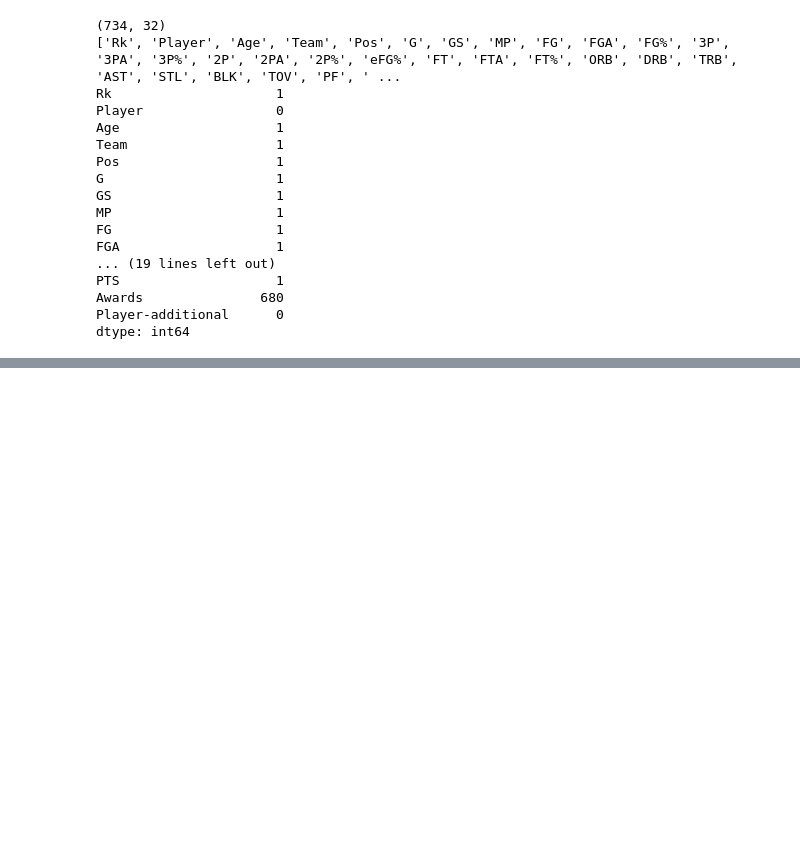
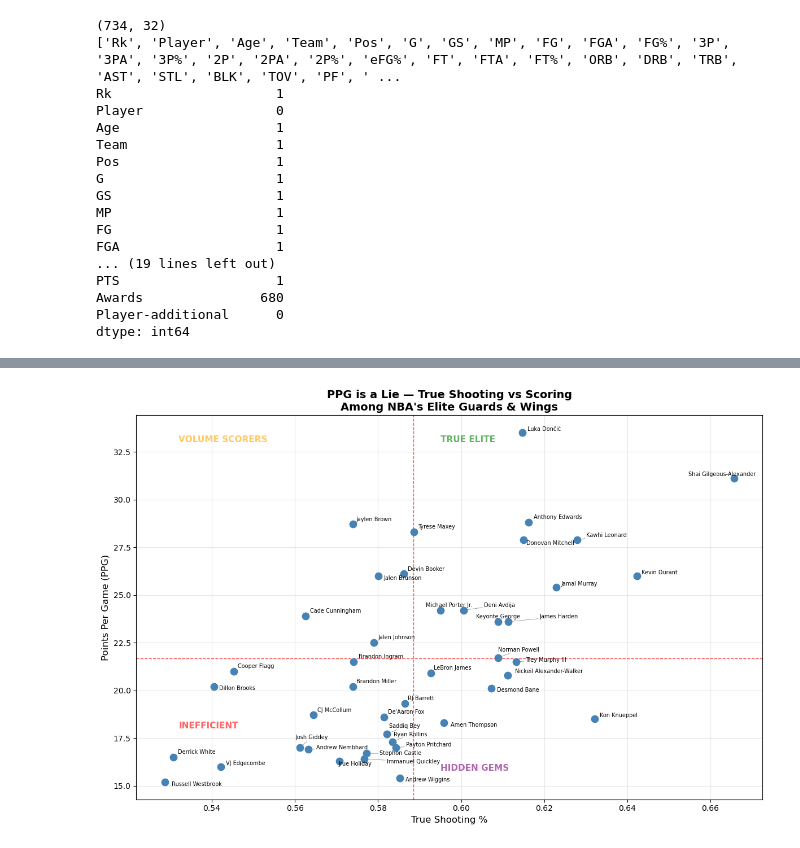
Before and after one commit to ZanderEdmond/nba-volume-efficiency, a Jupyter notebook: notebooks/nba_analysis.ipynb, the cells around one changed output, grey strips where cells are left out. Drawn from its saved outputs; the diff is of its cells as text; code cells hidden in the pictures; blank space fills up the shorter version.

```diff
--- a/notebooks/nba_analysis.ipynb
+++ b/notebooks/nba_analysis.ipynb
@@ -85,9 +75,0 @@ plt.show()
-# %%
-# fit a regression line
-m, b = np.polyfit(df_stars['FG%'], df_stars['PTS'], 1)
-
-# calculate predicted PTS for each player
-df_stars['predicted_PTS'] = m * df_stars['FG%'] + b
-
-# calculate residuals
-df_stars['residual'] = df_stars['PTS'] - df_stars['predicted_PTS']
@@ -165,0 +98,36 @@ plt.show()
+# %%
+fig, ax = plt.subplots(figsize=(12, 8))
+
+ax.scatter(df_stars['TS%'], df_stars['PTS'], color='steelblue', s=80, zorder=3)
+
+# quadrant lines
+ax.axvline(x=0.588476, color='red', linestyle='--', linewidth=1, alpha=0.7)
+ax.axhline(y=21.660465, color='red', linestyle='--', linewidth=1, alpha=0.7)
+
+# quadrant labels
+ax.text(0.595, 33, 'TRUE ELITE', fontsize=11, fontweight='bold', color='green', alpha=0.6)
+ax.text(0.532, 33, 'VOLUME SCORERS', fontsize=11, fontweight='bold', color='orange', alpha=0.6)
+ax.text(0.595, 15.8, 'HIDDEN GEMS', fontsize=11, fontweight='bold', color='purple', alpha=0.6)
+ax.text(0.532, 18, 'INEFFICIENT', fontsize=11, fontweight='bold', color='red', alpha=0.6)
+
+# labels and title
+ax.set_xlabel('True Shooting %', fontsize=12)
+ax.set_ylabel('Points Per Game (PPG)', fontsize=12)
+ax.set_title("PPG is a Lie — True Shooting vs Scoring\nAmong NBA's Elite Guards & Wings", fontsize=14, fontweight='bold')
+
+ax.grid(True, alpha=0.3)
+
+# label all players with adjustText
+from adjustText import adjust_text
+
+texts = []
+for _, row in df_stars.iterrows():
+    texts.append(ax.text(row['TS%'], row['PTS'], row['Player'], fontsize=7))
+
+adjust_text(texts, ax=ax, arrowprops=dict(arrowstyle='-', color='gray', lw=0.5))
+
+plt.tight_layout()
+plt.savefig('../visuals/quadrant_chart.png', dpi=300, bbox_inches='tight')
+plt.show()
+# %% [output]
+[figure, added]
```
Also changed, not shown: parts of 21 cells of this notebook.
